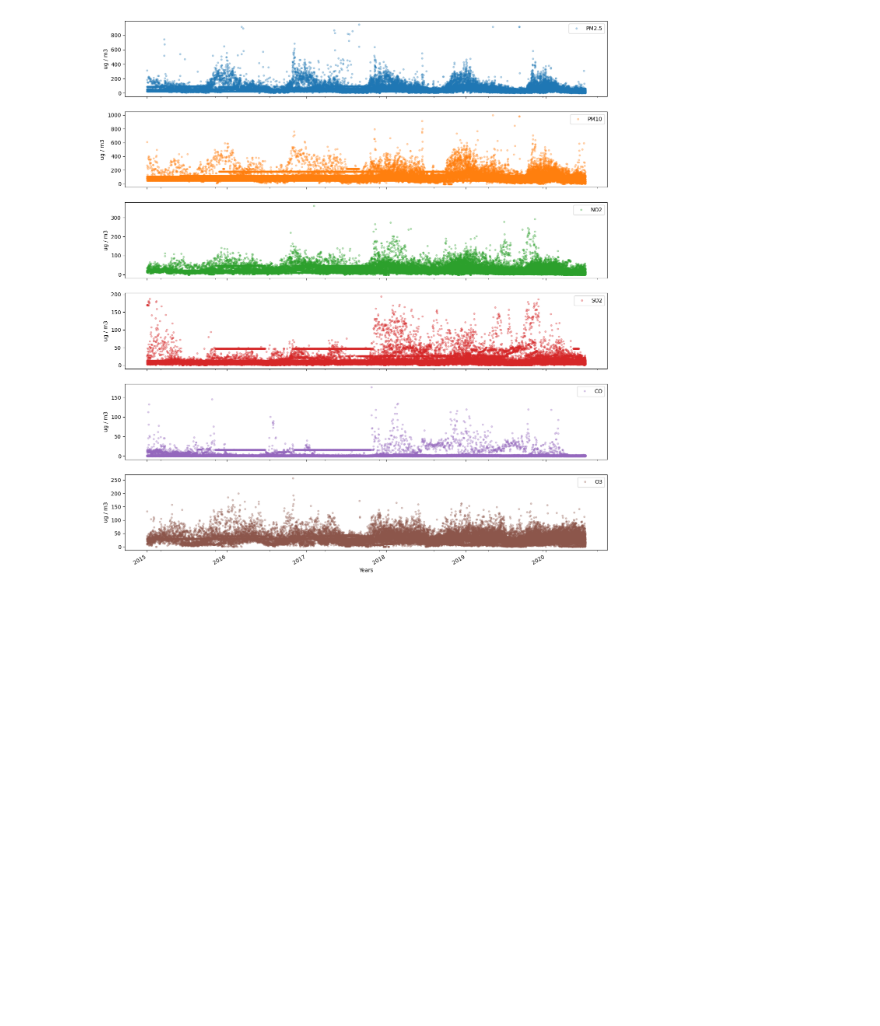
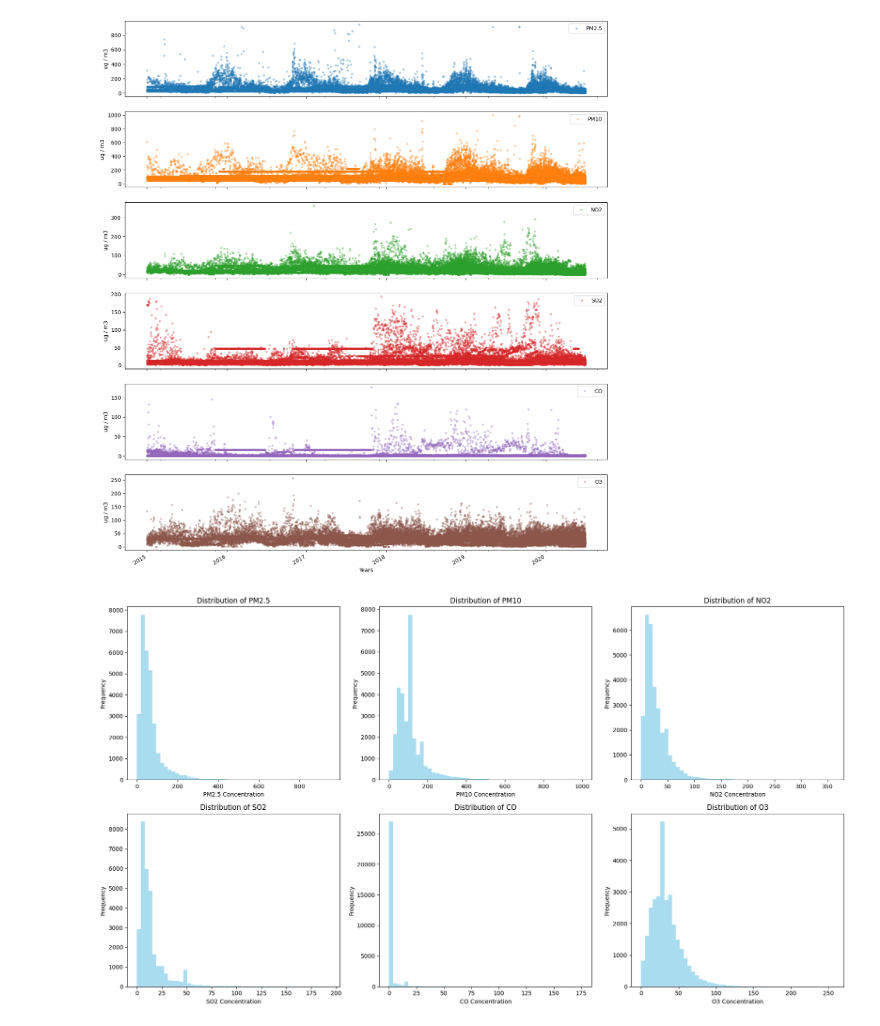
Before and after one commit to nidarshan98/air-quality-prediction-system, a Jupyter notebook: air_quality_analysis.ipynb, the cells around one changed output. Drawn from its saved outputs; the diff is of its cells as text; code cells hidden in the pictures; blank space fills up the shorter version.

Commit message:
EDA - Distribution of key pollutants

```diff
--- a/air_quality_analysis.ipynb
+++ b/air_quality_analysis.ipynb
@@ -331,3 +331,19 @@ for ax in axes:
     ax.set_ylabel('ug / m3')
 # %% [output]
 [figure]
+# %%
+# Distribution of key pollutants
+fig, axes = plt.subplots(2, 3, figsize=(18, 10))
+axes = axes.ravel()
+
+for i, pollutant in enumerate(pollutants):
+    if pollutant in combined_data.columns:
+        axes[i].hist(combined_data[pollutant].dropna(), bins=50, alpha=0.7, color='skyblue')
+        axes[i].set_title(f'Distribution of {pollutant}')
+        axes[i].set_xlabel(f'{pollutant} Concentration')
+        axes[i].set_ylabel('Frequency')
+
+plt.tight_layout()
+plt.show()
+# %% [output]
+[figure, added]
```
